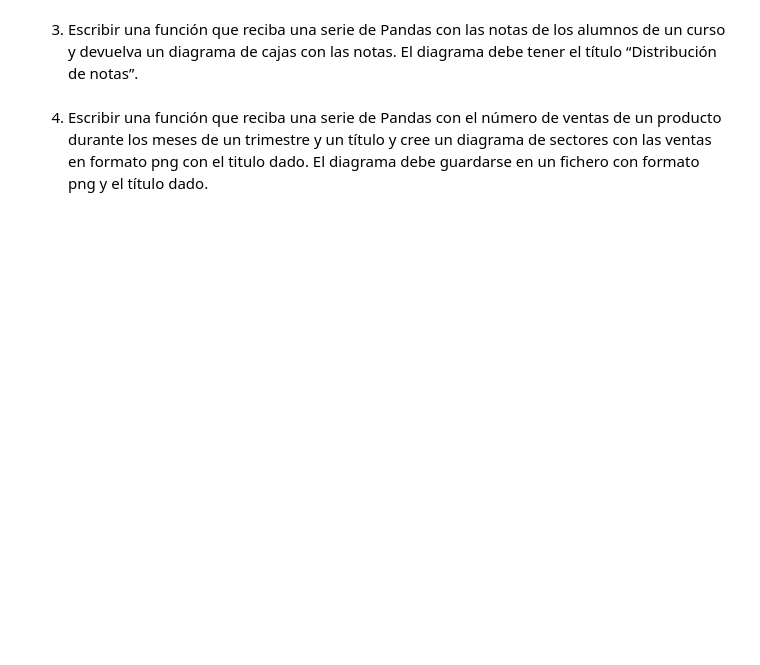
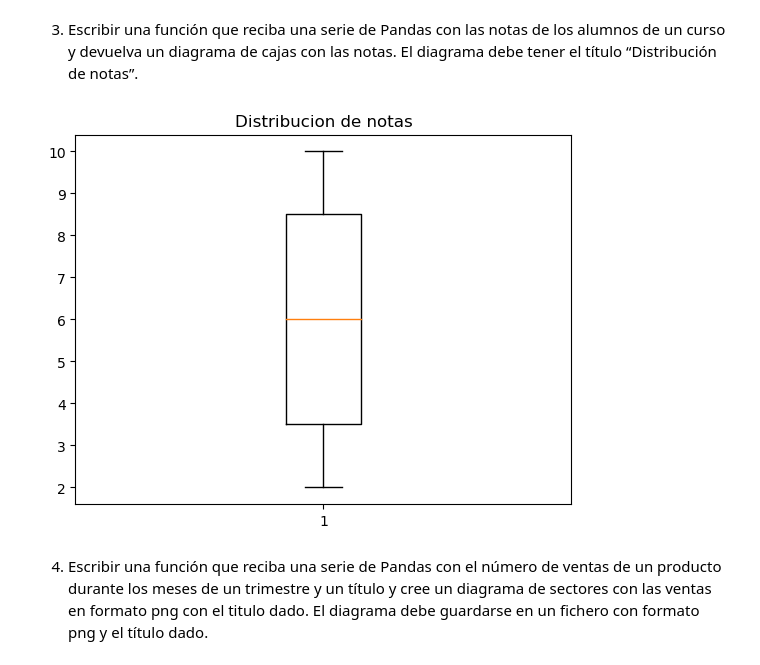
Before and after one commit to fransappia01/Sistemas-Inteligentes, a Jupyter notebook: Clase 2/Practico Python 2.ipynb, the cells around one changed output. Drawn from its saved outputs; the diff is of its cells as text; code cells hidden in the pictures; blank space fills up the shorter version.

```diff
--- a/Clase 2/Practico Python 2.ipynb
+++ b/Clase 2/Practico Python 2.ipynb
@@ -431,4 +513,20 @@ NameError: name 'porcentaje3' is not defined
 # %% [markdown]
 3. Escribir una función que reciba una serie de Pandas con las notas de los alumnos de un curso y devuelva un diagrama de cajas con las notas. El diagrama debe tener el título “Distribución de notas”.
+# %%
+import pandas as pd
+import matplotlib.pyplot as plt
+
+fig, ax = plt.subplots()
+
+s = pd.Series({'Matematica':8,'Lengua':4,'Historia':2,'Fisica':10})
+
+def notas():
+    ax.boxplot(s)
+    ax.set_title("Distribucion de notas", loc='center')
+    plt.show()
+
+notas()
+# %% [output]
+[figure, added]
 # %% [markdown]
 4. Escribir una función que reciba una serie de Pandas con el número de ventas de un producto durante los meses de un trimestre y un título y cree un diagrama de sectores con las ventas en formato png con el titulo dado. El diagrama debe guardarse en un fichero con formato png y el título dado.
```
Also changed, not shown: parts of 6 cells of this notebook, 2 other files.
